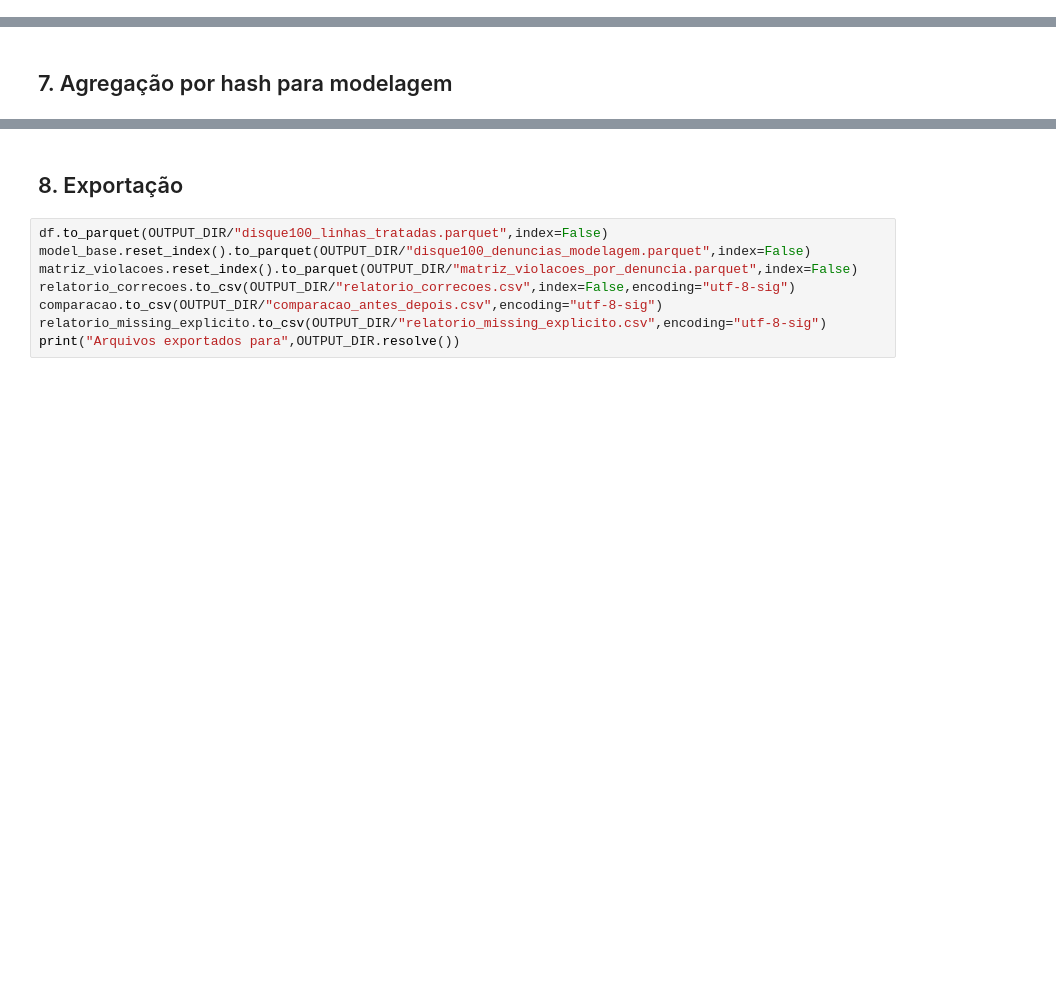
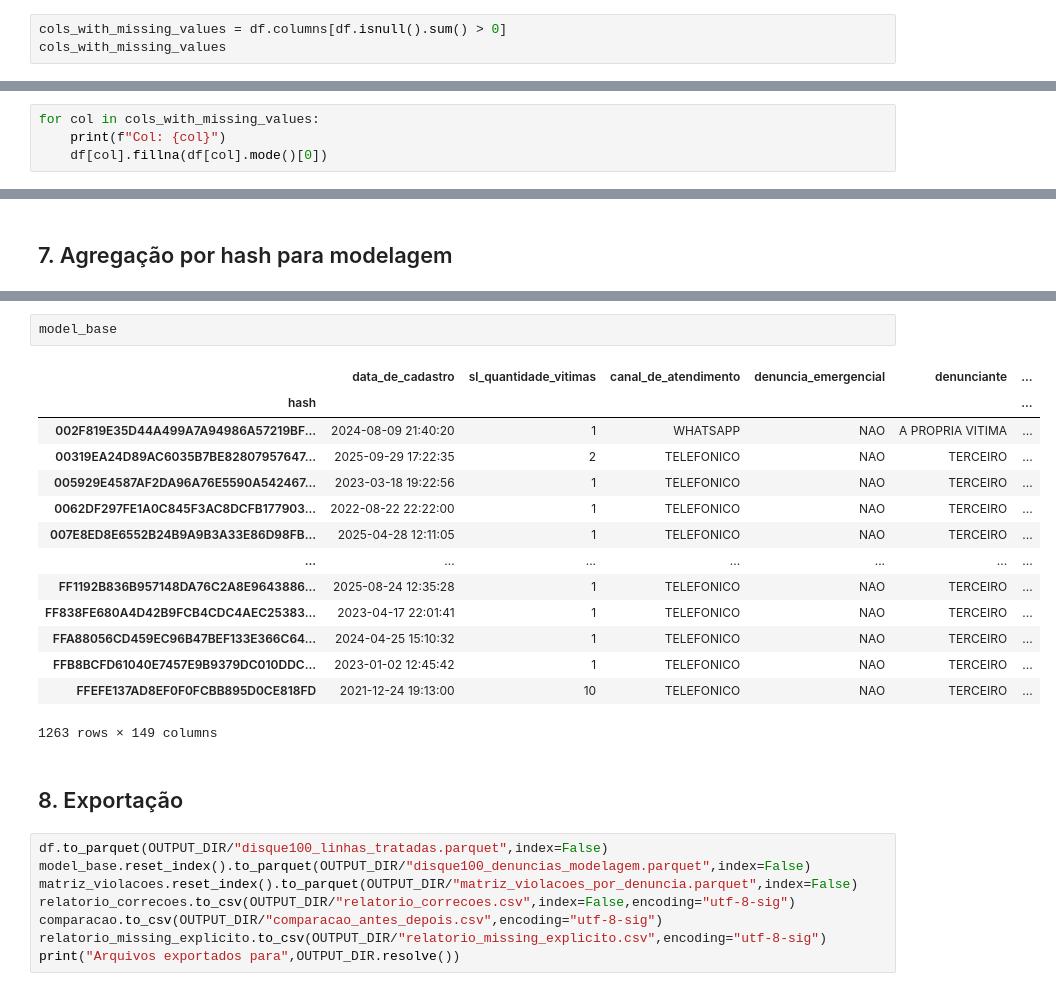
Before and after one commit to janaelsonalves/human-trafficking-analysis, a Jupyter notebook: 01_Aquisicao_Qualidade_EDA_Disque100_adaptado.ipynb, the cells around one changed output, grey strips where cells are left out. Drawn from its saved outputs; the diff is of its cells as text; blank space fills up the shorter version.

```diff
--- a/01_Aquisicao_Qualidade_EDA_Disque100_adaptado.ipynb
+++ b/01_Aquisicao_Qualidade_EDA_Disque100_adaptado.ipynb
@@ -139,0 +270,3 @@ relatorio_missing_implicito.query("quantidade > 0").sort_values("quantidade",asc
+# %%
+cols_with_missing_values = df.columns[df.isnull().sum() > 0]
+cols_with_missing_values
@@ -139,0 +322,4 @@ relatorio_missing_implicito.query("quantidade > 0").sort_values("quantidade",asc
+# %%
+for col in cols_with_missing_values:
+    print(f"Col: {col}")
+    df[col].fillna(df[col].mode()[0])
@@ -289,3 +620,20 @@ model_base.shape
+# %%
+model_base
+# %% [output]
+|  | data_de_cadastro | sl_quantidade_vitimas | canal_de_atendimento | denuncia_emergencial | denunciante | ... |
+| hash |  |  |  |  |  | ... |
+| 002F819E35D44A499A7A94986A57219BF... | 2024-08-09 21:40:20 | 1 | WHATSAPP | NAO | A PROPRIA VITIMA | ... |
+| 00319EA24D89AC6035B7BE82807957647... | 2025-09-29 17:22:35 | 2 | TELEFONICO | NAO | TERCEIRO | ... |
+| 005929E4587AF2DA96A76E5590A542467... | 2023-03-18 19:22:56 | 1 | TELEFONICO | NAO | TERCEIRO | ... |
+| 0062DF297FE1A0C845F3AC8DCFB177903... | 2022-08-22 22:22:00 | 1 | TELEFONICO | NAO | TERCEIRO | ... |
+| 007E8ED8E6552B24B9A9B3A33E86D98FB... | 2025-04-28 12:11:05 | 1 | TELEFONICO | NAO | TERCEIRO | ... |
+| ... | ... | ... | ... | ... | ... | ... |
+| FF1192B836B957148DA76C2A8E9643886... | 2025-08-24 12:35:28 | 1 | TELEFONICO | NAO | TERCEIRO | ... |
+| FF838FE680A4D42B9FCB4CDC4AEC25383... | 2023-04-17 22:01:41 | 1 | TELEFONICO | NAO | TERCEIRO | ... |
+| FFA88056CD459EC96B47BEF133E366C64... | 2024-04-25 15:10:32 | 1 | TELEFONICO | NAO | TERCEIRO | ... |
+| FFB8BCFD61040E7457E9B9379DC010DDC... | 2023-01-02 12:45:42 | 1 | TELEFONICO | NAO | TERCEIRO | ... |
+| FFEFE137AD8EF0F0FCBB895D0CE818FD | 2021-12-24 19:13:00 | 10 | TELEFONICO | NAO | TERCEIRO | ... |
+1263 rows × 149 columns
 # %% [markdown]
 ## 8. Exportação
 # %%
```
Also changed, not shown: parts of 22 cells of this notebook, 7 other files.
